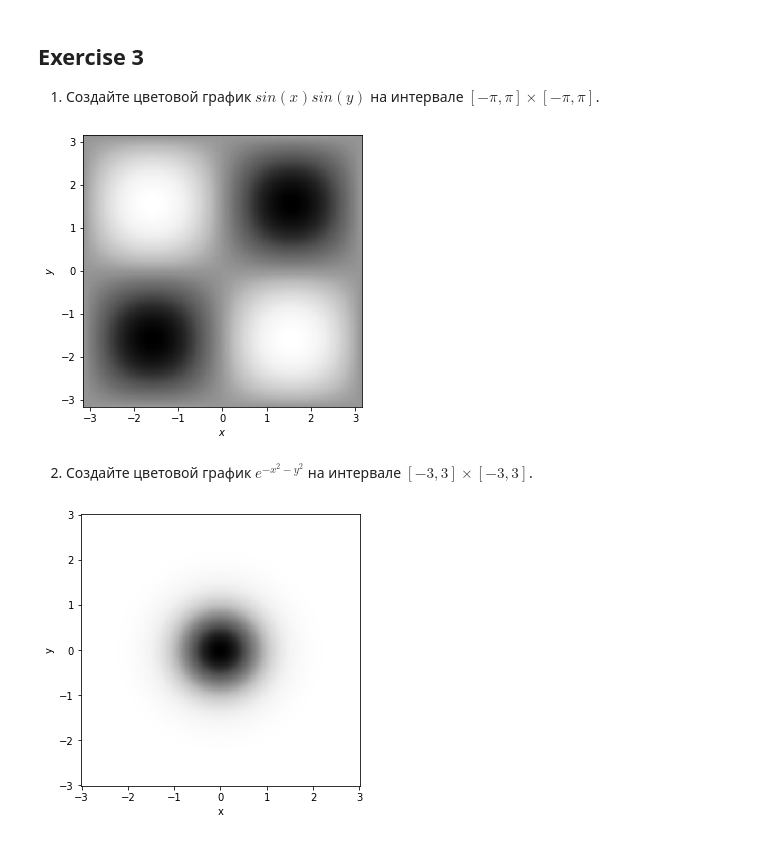
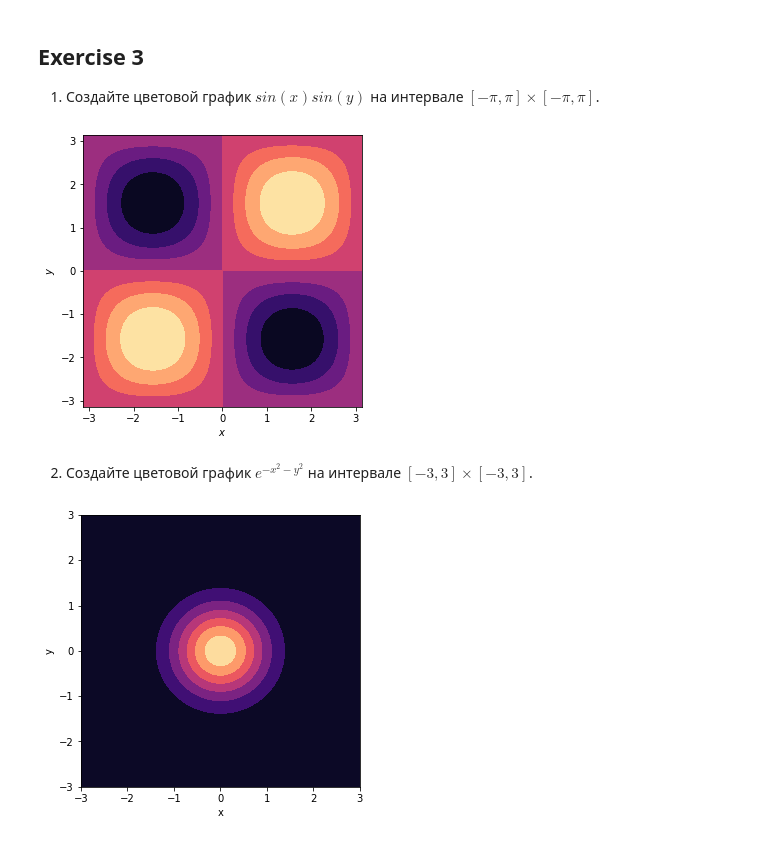
Before and after one commit to akhalfina/Spring_Python_2022, a Jupyter notebook: homework_7/part_2.ipynb, the cells around one changed output. Cells and saved outputs as stored; diff of their text form; code cells hidden in the pictures.

```diff
--- a/homework_7/part_2.ipynb
+++ b/homework_7/part_2.ipynb
@@ -89,25 +88,25 @@ y = np.linspace(-np.pi, np.pi, 250)
 x, y = np.meshgrid(x,y)
 
 fig, ax = plt.subplots(figsize=(5, 5))
-ax.contourf(x, y, np.sin(x) * np.sin(y))
-ax.pcolor(x, y, np.sin(x) * np.sin(y), cmap = 'Greys')
+ax.contourf(x, y, np.sin(x) * np.sin(y), cmap = 'magma')
+#ax.pcolor(x, y, np.sin(x) * np.sin(y), cmap = 'Greys')
 ax.set(xlabel = '$x$',
        ylabel = '$y$')
 plt.show()
 # %% [output]
-[figure, old version]
+[figure, new version]
 # %% [markdown]
 2. Создайте цветовой график $e^{-x^2-y^2}$ на интервале $[−3,3]×[−3,3]$.
 # %%
 x = np.linspace(-3, 3, 250)
 y = np.linspace(-3, 3, 250)
 x, y = np.meshgrid(x,y)
 
 fig, ax = plt.subplots(figsize=(5, 5))
-ax.contourf(x, y, np.exp(-x**2 - y**2))
-ax.pcolor(x, y, np.exp(-x**2 - y**2), cmap = 'Greys')
+ax.contourf(x, y, np.exp(-x**2 - y**2), cmap = 'magma')
+#ax.pcolor(x, y, np.exp(-x**2 - y**2), cmap = 'magma')
 ax.set(xlabel = 'x',
        ylabel = 'y')
 plt.show()
 # %% [output]
-[figure, old version]
+[figure, new version]
```
Also changed, not shown: parts of 1 cell of this notebook.
